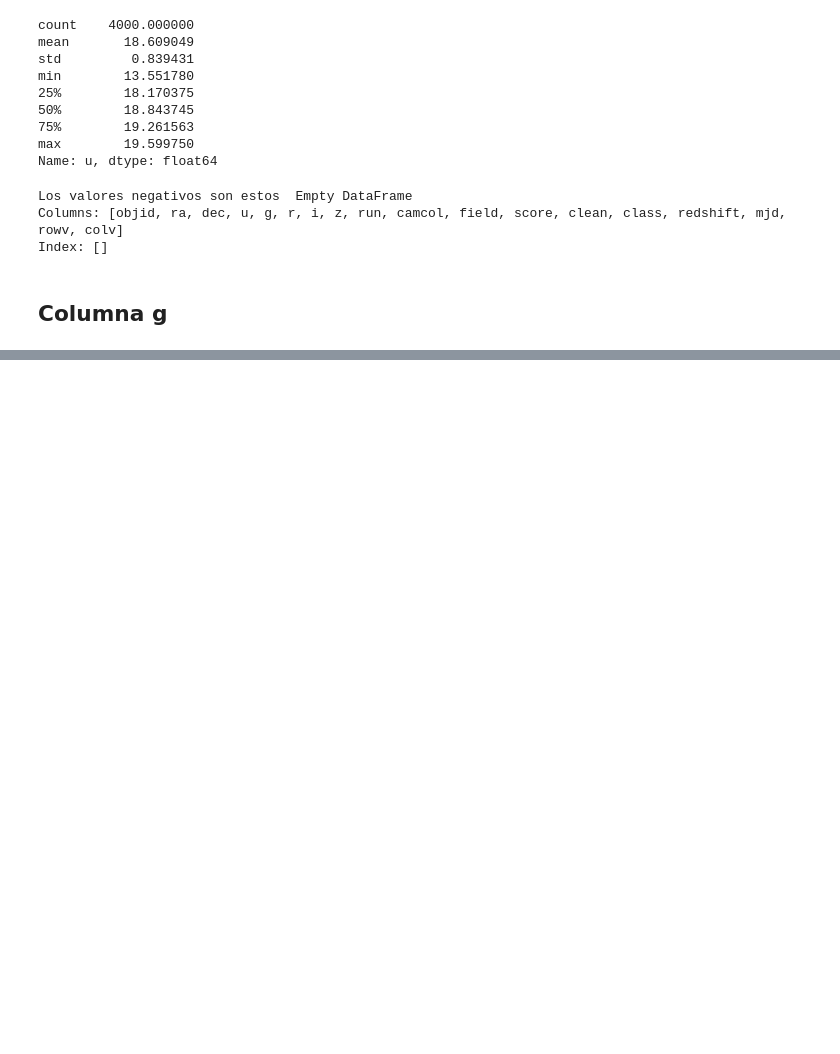
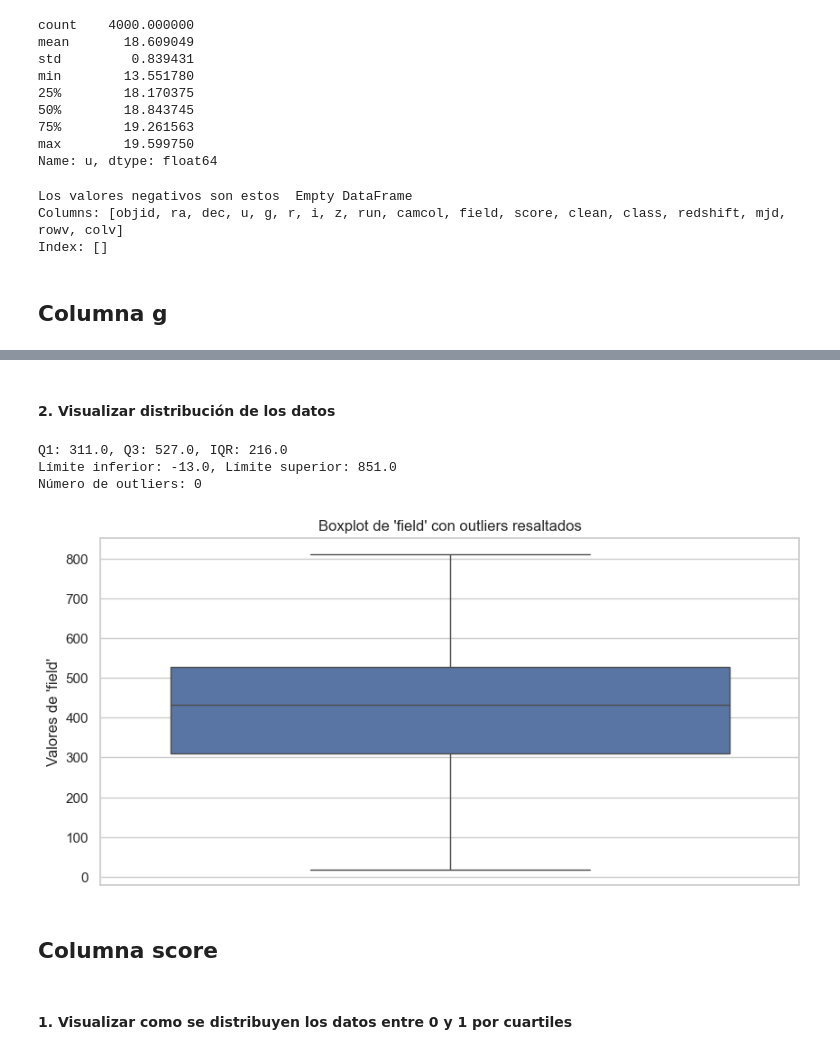
Before and after one commit to Marcosespa/Laboratorio-1-BI, a Jupyter notebook: laboratorios-master/202510/Laboratorio 1 - Regresión/lab1.ipynb, the cells around one changed output, grey strips where cells are left out. Cells and saved outputs as stored; diff of their text form; code cells hidden in the pictures; blank space fills up the shorter version.

Commit message:
Cambios Hasta columna Clean

```diff
--- a/laboratorios-master/202510/Laboratorio 1 - Regresión/lab1.ipynb
+++ b/laboratorios-master/202510/Laboratorio 1 - Regresión/lab1.ipynb
@@ -130,0 +146,4 @@ data_t.describe( include='all')
+# %%
+#Comando que elimina las filas que estan duplicadas
+data_t = data_t.drop_duplicates()
+print("La cantidad de duplicados es = "+str(data_t.duplicated().sum()))  # Muestra el número de filas duplicadas
@@ -243,0 +295,39 @@ Index: []
+# %% [markdown]
+#### 2. Visualizar distribución de los datos
+# %%
+# Calcular cuartiles y rango intercuartil (IQR)
+Q1 = data_t['field'].quantile(0.25)
+Q3 = data_t['field'].quantile(0.75)
+IQR = Q3 - Q1
+
+# Definir límites para detectar outliers
+lower_bound = Q1 - 1.5 * IQR
+upper_bound = Q3 + 1.5 * IQR
+
+# Filtrar outliers
+outliers = data_t[(data_t['field'] < lower_bound) | (data_t['field'] > upper_bound)]
+print(f"Q1: {Q1}, Q3: {Q3}, IQR: {IQR}")
+print(f"Límite inferior: {lower_bound}, Límite superior: {upper_bound}")
+print(f"Número de outliers: {len(outliers)}")
+
+# Gráfico de caja y bigotes con puntos para outliers
+plt.figure(figsize=(10, 5))
+sns.boxplot(y=data_t["field"], showfliers=True, flierprops={"marker": "o", "markerfacecolor": "red", "markersize": 6})
+
+# Configuración del gráfico
+plt.title("Boxplot de 'field' con outliers resaltados")
+plt.ylabel("Valores de 'field'")
+
+# Mostrar gráfico
+plt.show()
+
+print("Se observa una distribución correcta de los datos con un numero 0 de anomalías")
+# %% [output]
+Q1: 311.0, Q3: 527.0, IQR: 216.0
+Límite inferior: -13.0, Límite superior: 851.0
+Número de outliers: 0
+[figure, added]
+# %% [markdown]
+## Columna score
+# %% [markdown]
+#### 1. Visualizar como se distribuyen los datos entre 0 y 1 por cuartiles
```
Also changed, not shown: parts of 17 cells of this notebook, 1 other file.
